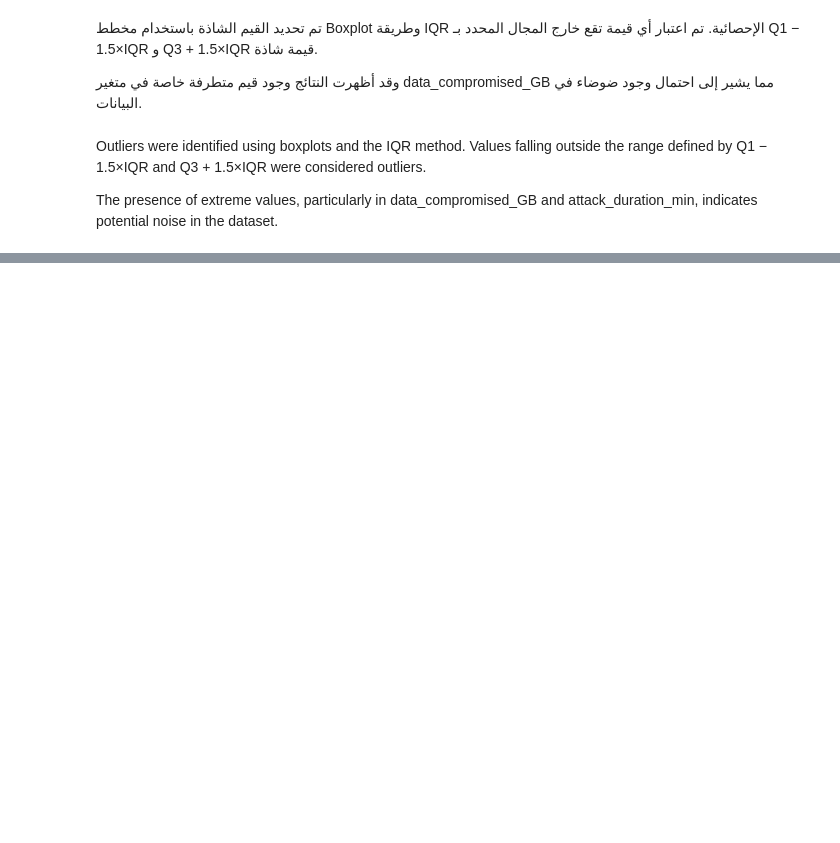
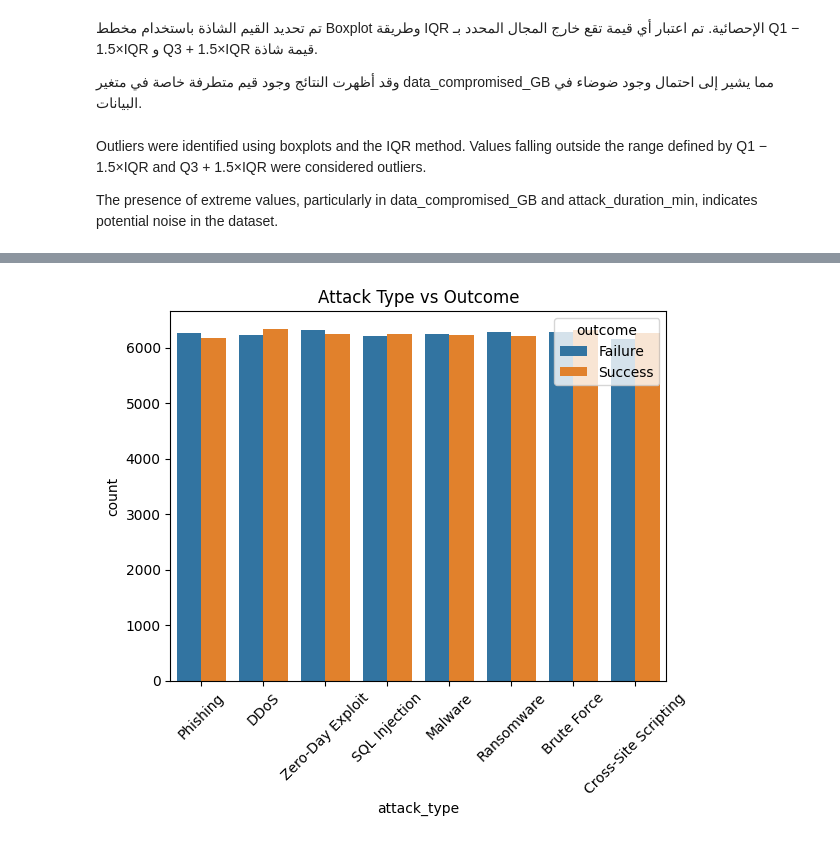
Before and after one commit to noor-gh06/Cybercrime-DataMining, a Jupyter notebook: Phase2.ipynb, the cells around one changed output, grey strips where cells are left out. Cells and saved outputs as stored; diff of their text form; code cells hidden in the pictures; blank space fills up the shorter version.

```diff
--- a/Phase2.ipynb
+++ b/Phase2.ipynb
@@ -240,0 +217,8 @@ The presence of extreme values, particularly in data_compromised_GB and attack_d
+# %%
+plt.figure()
+sns.countplot(data=df, x='attack_type', hue='outcome')
+plt.xticks(rotation=45)
+plt.title('Attack Type vs Outcome')
+plt.show()
+# %% [output]
+[figure, added]
```
Also changed, not shown: parts of 25 cells of this notebook.
